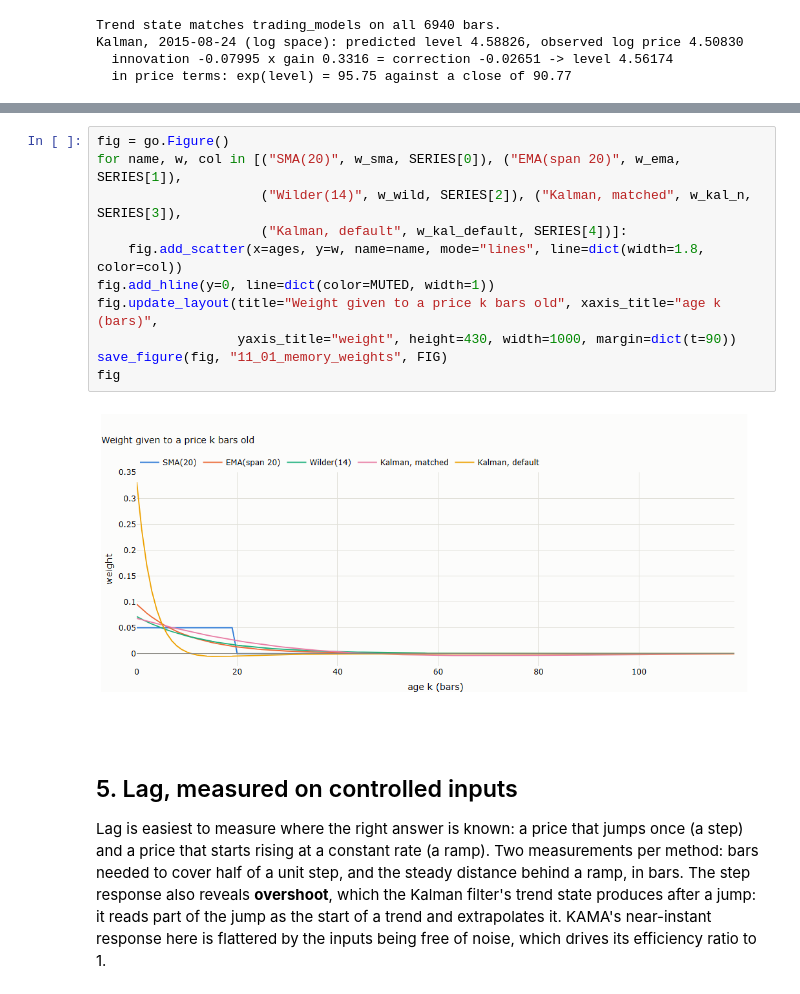
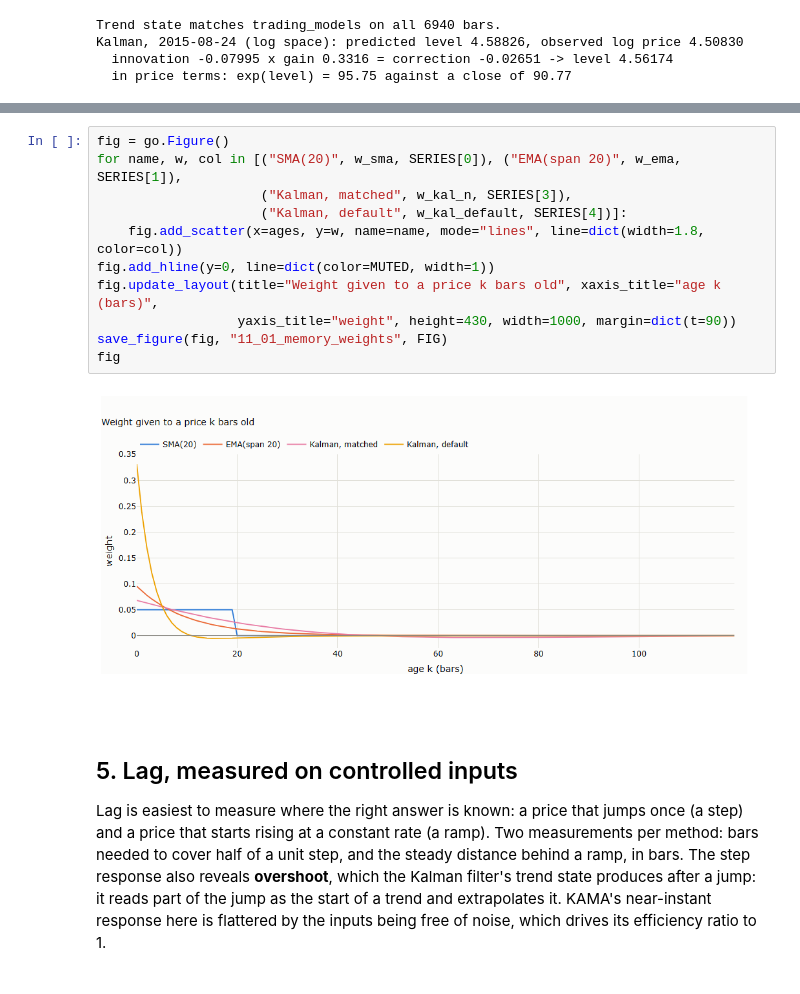
Before and after one commit to MaxGnesi/systematic-trading-notes, a Jupyter notebook: lectures/02-ohlcv-and-moving-averages/11_price_aggregation_methods.ipynb, the cells around one changed output, grey strips where cells are left out. Drawn from its saved outputs; the diff is of its cells as text.

```diff
--- a/lectures/02-ohlcv-and-moving-averages/11_price_aggregation_methods.ipynb
+++ b/lectures/02-ohlcv-and-moving-averages/11_price_aggregation_methods.ipynb
@@ -292,16 +288,16 @@ table.round(3)
 # %%
 fig = go.Figure()
 for name, w, col in [("SMA(20)", w_sma, SERIES[0]), ("EMA(span 20)", w_ema, SERIES[1]),
-                     ("Wilder(14)", w_wild, SERIES[2]), ("Kalman, matched", w_kal_n, SERIES[3]),
+                     ("Kalman, matched", w_kal_n, SERIES[3]),
                      ("Kalman, default", w_kal_default, SERIES[4])]:
     fig.add_scatter(x=ages, y=w, name=name, mode="lines", line=dict(width=1.8, color=col))
 fig.add_hline(y=0, line=dict(color=MUTED, width=1))
 fig.update_layout(title="Weight given to a price k bars old", xaxis_title="age k (bars)",
                   yaxis_title="weight", height=430, width=1000, margin=dict(t=90))
 save_figure(fig, "11_01_memory_weights", FIG)
 fig
 # %% [output]
-[figure, old version]
+[figure, new version]
 # %% [markdown]
 ## 5. Lag, measured on controlled inputs
 
```
Also changed, not shown: parts of 3 cells of this notebook, 3 other files.
